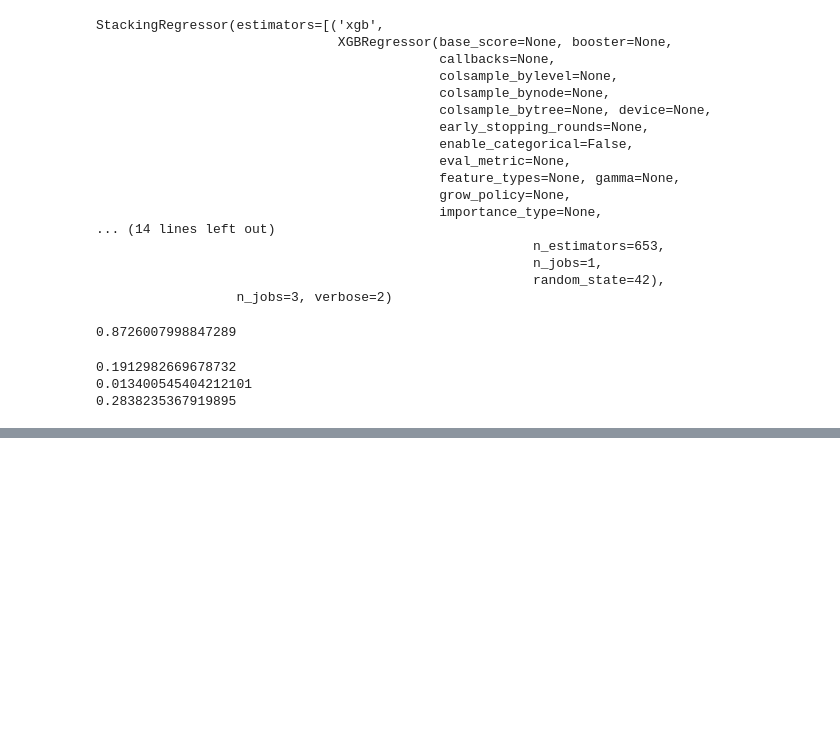
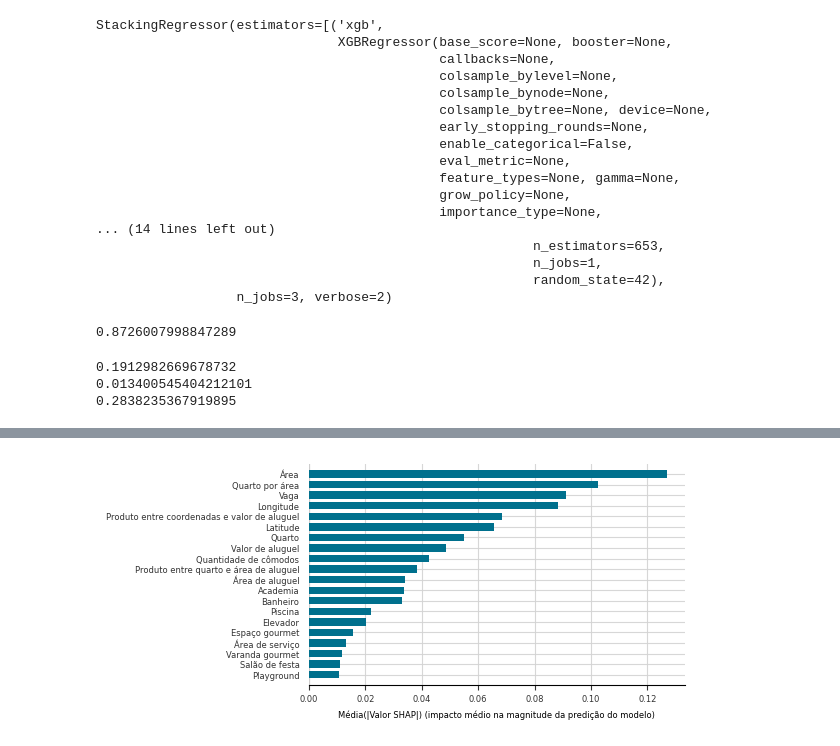
Before and after one commit to cowvin0/tcc_realestate, a Jupyter notebook: tcc_escrita/modeling.ipynb, the cells around one changed output, grey strips where cells are left out. Saved outputs shown, nothing was run; the diff lists cells and outputs as text; code cells hidden in the pictures; blank space fills up the shorter version.

```diff
--- a/tcc_escrita/modeling.ipynb
+++ b/tcc_escrita/modeling.ipynb
@@ -1383,44 +1414,56 @@ plt.savefig("../../tcc_escrita/includes/shap_summary_plot.svg", dpi=600, bbox_in
 # %%
-selected_features = test_df_novo.loc[:, test_df_novo.columns.isin([
+selected_cols = [
     "academia", "area", "area_servico",
     "banheiro", "elevador", "espaco_gourmet",
     "piscina", "playground", "portaria_24_horas",
     "quadra_de_esporte", "quarto", "salao_de_festa",
     "sauna", "spa", "vaga", "varanda_gourmet", "latitude", "longitude",
-    "area_aluguel", "valor_aluguel"])].columns.tolist()
+    "area_aluguel", "valor_aluguel", "total_comodo", "quarto_por_area",
+    "quarto_area_aluguel", "coord_valor_aluguel"
+    ]
+
+selected_features = test_df_novo.loc[:, test_df_novo.columns.isin(selected_cols)].columns.tolist()
 filtered_df = test_df_novo[selected_features]
 
-filtered_shap_values = shap_values[:, 0:20]
+selected_indices = [i for i, col in enumerate(shap_values_stacking.feature_names) if col in selected_cols]
+
+# filtered_shap_values = shap_values_stacking[:, 0:20]
+filtered_shap_values = shap_values_stacking[:, selected_indices]
 
 shap.summary_plot(
+    # shap_values_stacking,
+    # test_df_novo.drop(columns="valor"),
     filtered_shap_values,
     filtered_df,
     plot_type="bar",
     color="#00708d",
     show=False,
-    plot_size=(10, 5))
+    plot_size=(6, 3))
 
 fig, ax = plt.gcf(), plt.gca()
-ax.set_xlabel("Média(|Valor SHAP|) (impacto médio na magnitude da predição do modelo)", fontsize=13)
+ax.set_xlabel("Média(|Valor SHAP|) (impacto médio na magnitude da predição do modelo)", fontsize=6)
 
 feature_names=[
-    "Área", "Vaga", "Longitude",
-    "Valor de aluguel", "Latitude",
-    "Banheiro", "Academia", "Quarto",
-    "Área de aluguel", "Elevador",
-    "Piscina", "Espaço gourmet",
-    "Varanda gourmet", "Área  de serviço",
-    "Salão de festa", "Playground",
-    "Spa", "Sauna", "Portaria 24 horas",
-    "Quadra de esporte"
+    "Área", "Quarto por área", "Vaga", "Longitude",
+    "Produto entre coordenadas e valor de aluguel", "Latitude",
+    "Quarto", "Valor de aluguel", "Quantidade de cômodos",
+    "Produto entre quarto e área de aluguel",
+    "Área de aluguel", "Academia",
+    "Banheiro", "Piscina", "Elevador",
+    "Espaço gourmet", "Área de serviço",
+    "Varanda gourmet", "Salão de festa",
+    "Playground"
     ]
-ax.set_yticklabels(feature_names[::-1], fontsize=12)
+ax.tick_params(axis="both", labelsize=6)
+ax.set_yticklabels(feature_names[::-1], fontsize=6)
 ax.grid(True, which="major", axis="both", linestyle="-", color="lightgray", linewidth=0.8, alpha=0.9)
 ax.grid(True, which="minor", axis="both", linestyle=":", color="lightgray", linewidth=0.5, alpha=0.8)
 
 ax.set_axisbelow(True)
 
-plt.savefig("../../tcc_escrita/includes/shap_importance.svg", dpi=600, bbox_inches="tight")
+plt.savefig("includes/shap_importance2.svg", dpi=600, bbox_inches="tight")
+# %% [output]
+[figure, added]
 # %%
 def dep_plot(var, label):
     shap.dependence_plot(
```
Also changed, not shown: parts of 7 cells of this notebook, 4 other files.
